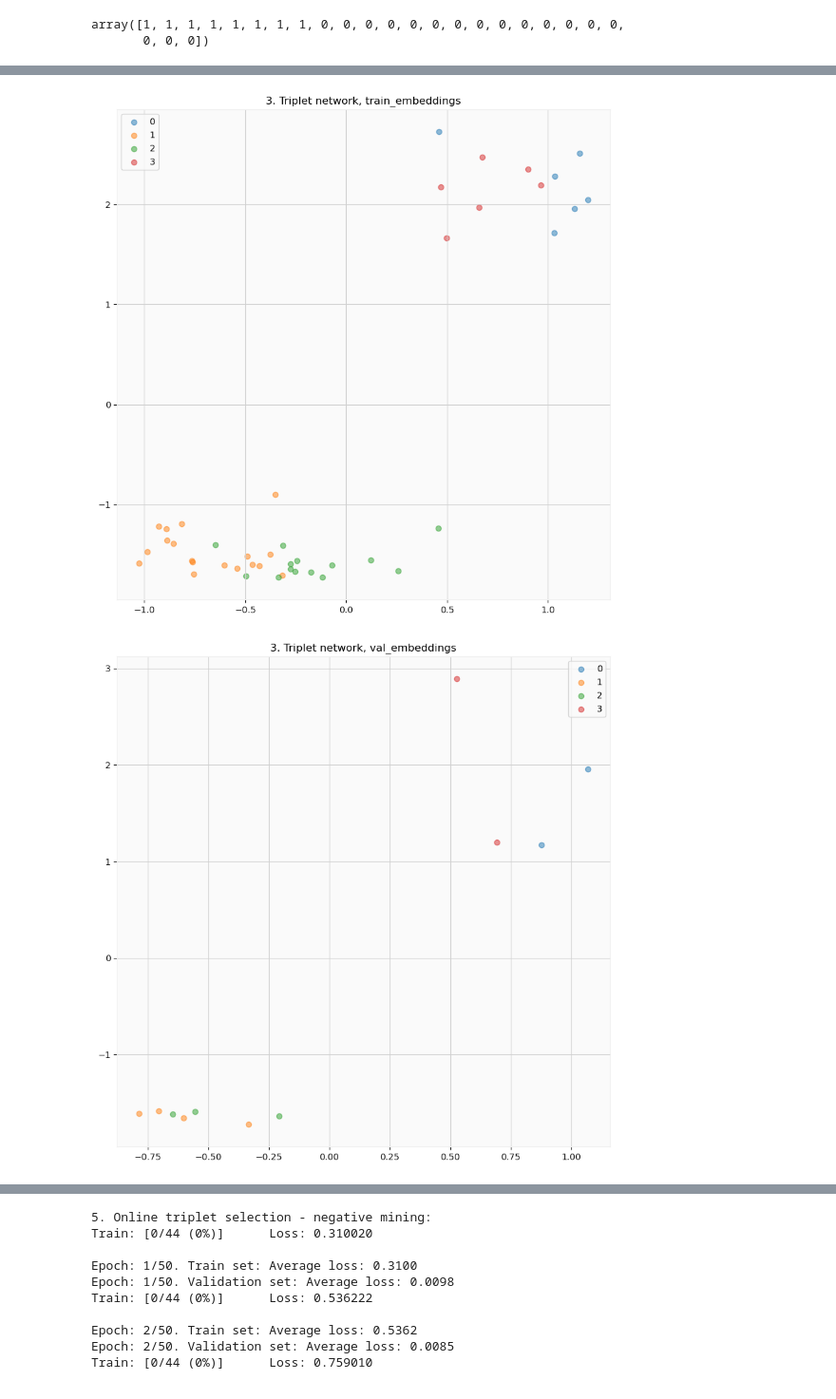
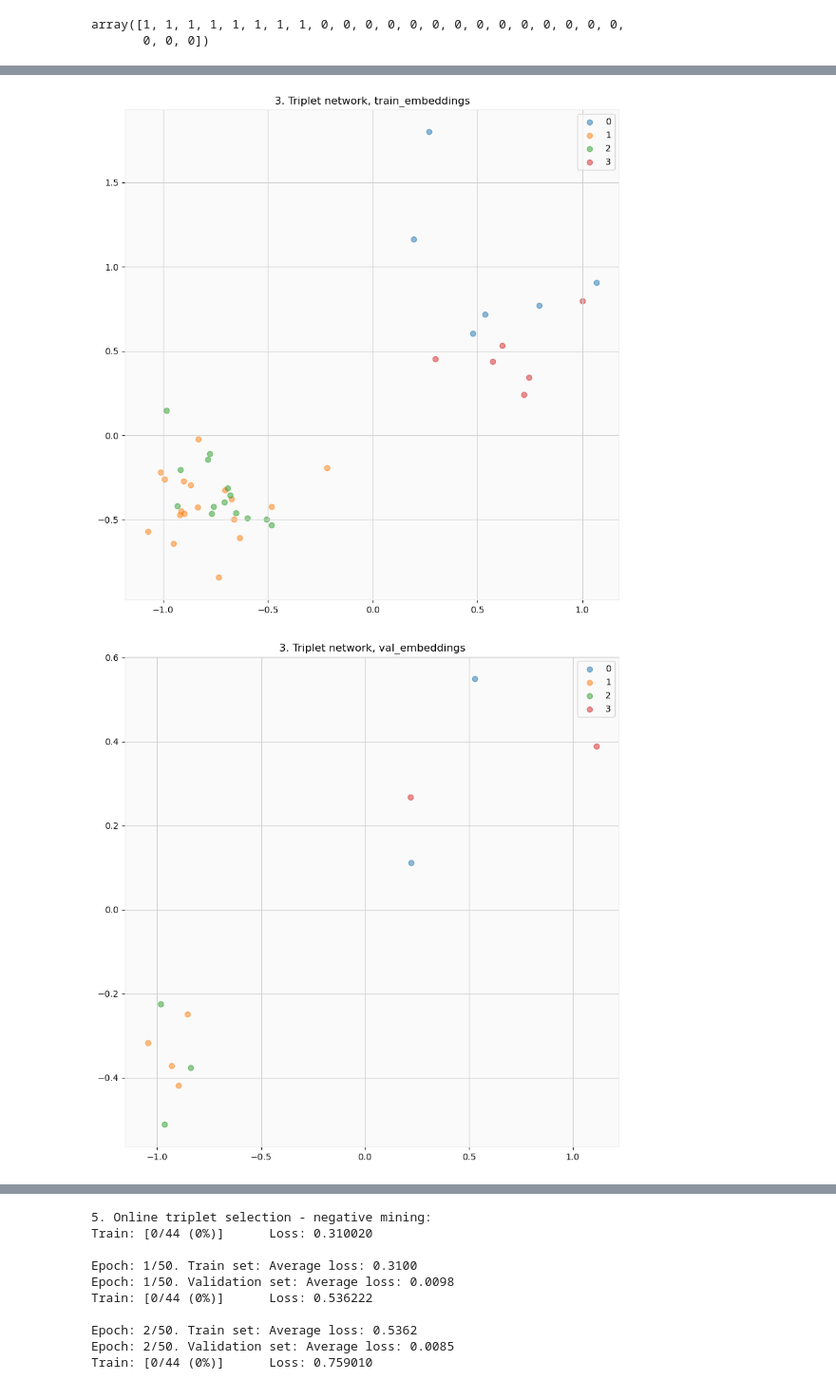
Before and after one commit to seacatgm/siamse_triplet_trade, a Jupyter notebook: notebook.ipynb, the cells around one changed output, grey strips where cells are left out. Shown at 95% size. Saved outputs shown, nothing was run; the diff lists cells and outputs as text; code cells hidden in the pictures.

```diff
--- a/notebook.ipynb
+++ b/notebook.ipynb
@@ -278,7 +272,7 @@ triplet_train_loader = torch.utils.data.DataLoader(triplet_train_dataset, batch_
 triplet_test_loader = torch.utils.data.DataLoader(triplet_test_dataset, batch_size=batch_size, shuffle=False, **kwargs)
 
 # Set up the network and training parameters
-margin = 1.
+margin = 0.01
 embedding_net = EmbeddingNet().double()
 model = TripletNet(embedding_net).double()
 if cuda:
@@ -287,7 +281,7 @@ loss_fn = TripletLoss(margin)
 lr = 1e-3
 optimizer = optim.Adam(model.parameters(), lr=lr)
 scheduler = lr_scheduler.StepLR(optimizer, 8, gamma=0.1, last_epoch=-1)
-n_epochs = 40
+n_epochs = 50
 log_interval = 100
 
 fit(triplet_train_loader, triplet_test_loader, model,
@@ -319,5 +313,5 @@ Epoch: 40/40. Validation set: Average loss: 0.1378
-[figure, old version]
+[figure, new version]
-[figure, old version]
+[figure, new version]
 # %%
 ## Online pair selection
 ## Steps
```
Also changed, not shown: parts of 5 cells of this notebook, 2 other files.
